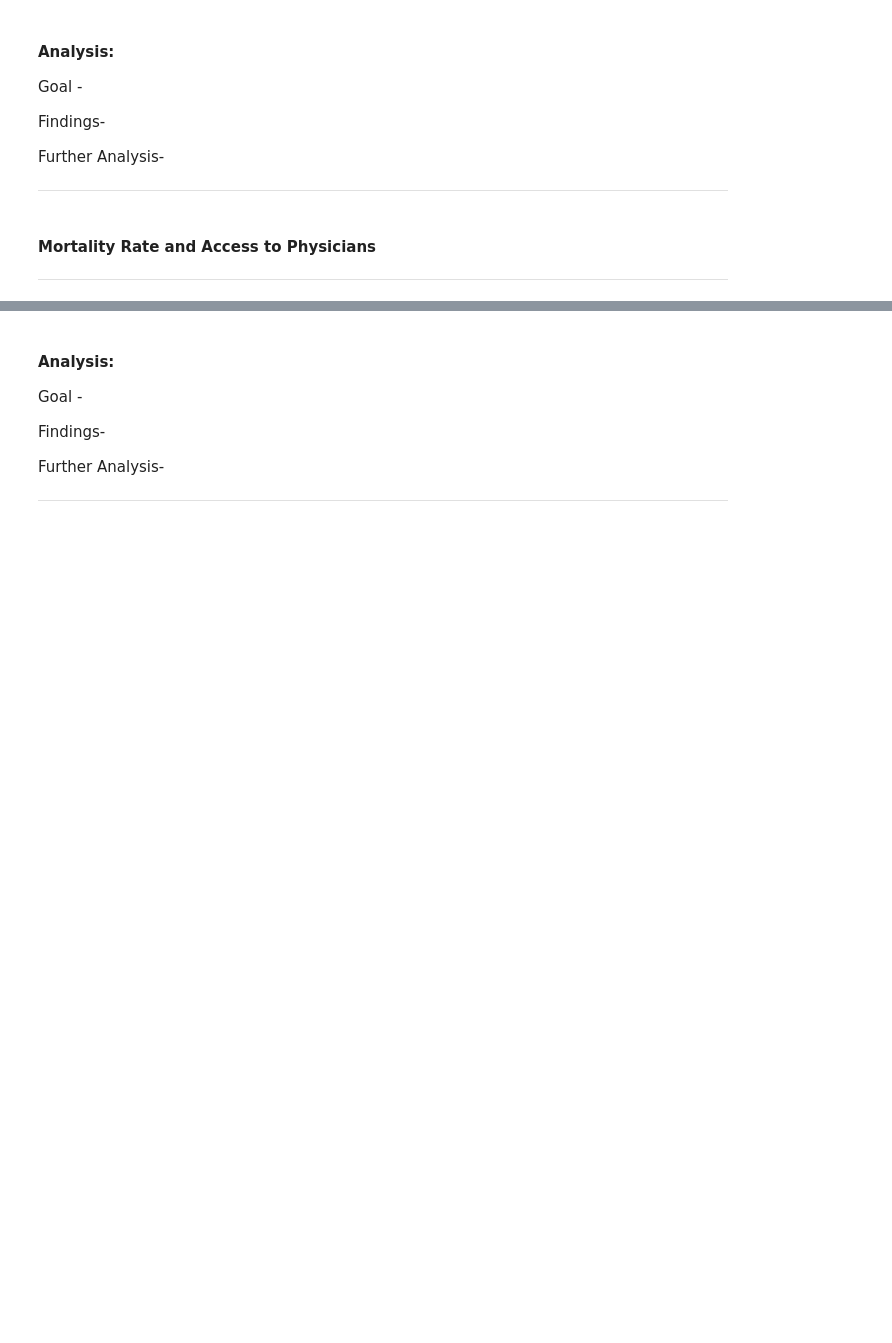
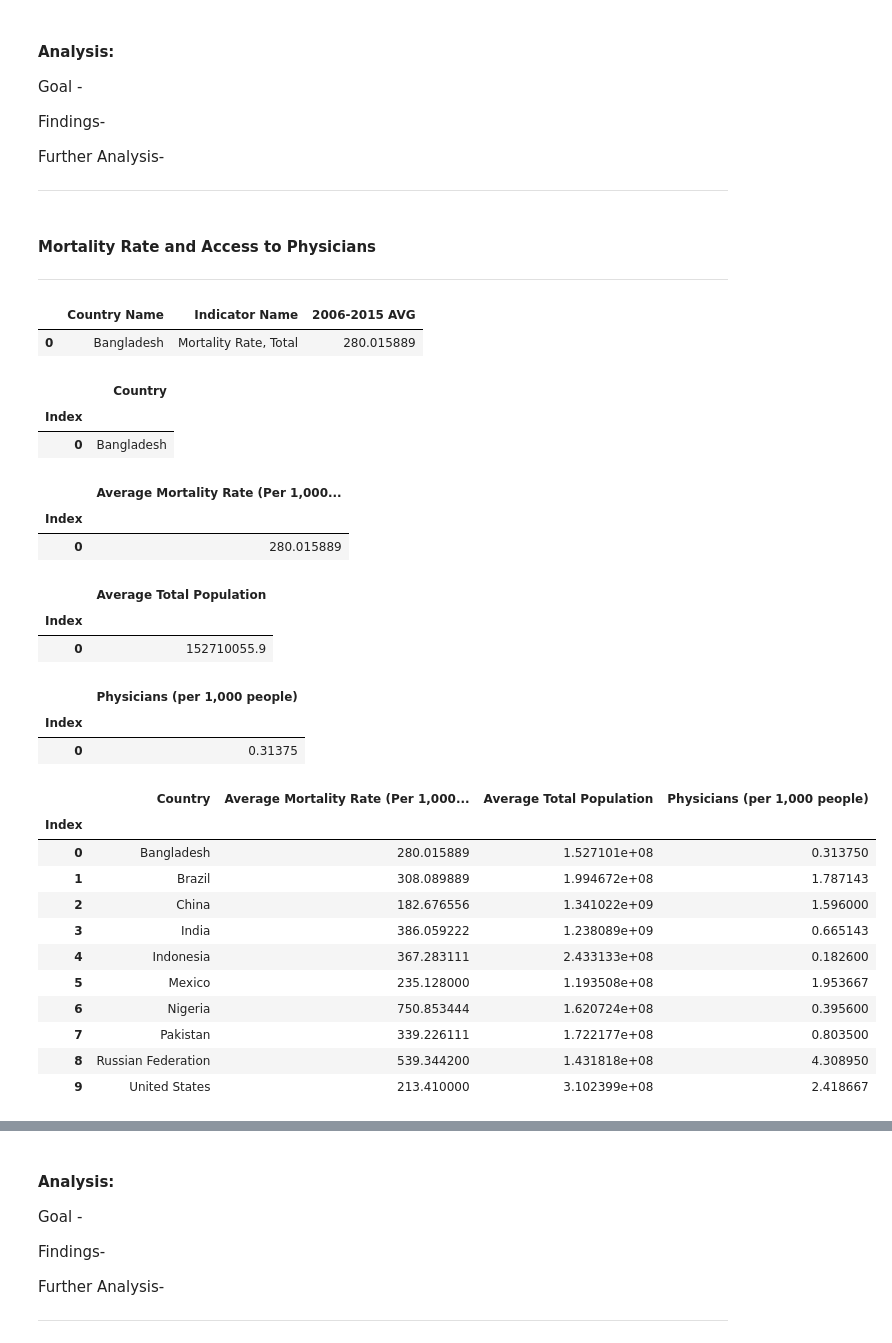
Before and after one commit to ralphy32/project_1, a Jupyter notebook: project1.ipynb, the cells around one changed output, grey strips where cells are left out. Cells and saved outputs as stored; diff of their text form; code cells hidden in the pictures; blank space fills up the shorter version.

```diff
--- a/project1.ipynb
+++ b/project1.ipynb
@@ -441,3 +441,83 @@ Further Analysis-
 --------
 # %%
 # Create scatterplot with mortality rate as y-axis and pysicians (per 1000 people) as the x-axis across all nations
+# %%
+# Create dataframe to run visualization on
+doctor_df = final_cleaned_df.loc[(final_cleaned_df["Indicator Name"] == "Mortality Rate, Total") |
+(final_cleaned_df["Indicator Name"] == "Physicians (per 1,000 people)") |
+(final_cleaned_df["Indicator Name"] == "Population, total")
+,:]
+doctor_df.head(1)
+# %% [output]
+|  | Country Name | Indicator Name | 2006-2015 AVG |
+| 0 | Bangladesh | Mortality Rate, Total | 280.015889 |
+# %%
+# Create country column
+countires =[]
+countries = doctor_df["Country Name"].unique().astype(str)
+sorted_doctor_df = pd.DataFrame(countries)
+sorted_doctor_df=sorted_doctor_df.rename(columns = {0:"Country"})
+sorted_doctor_df.index.name = "Index"
+sorted_doctor_df.head(1)
+# %% [output]
+|  | Country |
+| Index |  |
+| 0 | Bangladesh |
+# %%
+# Create mortality column
+mort_rates = doctor_df.loc[doctor_df["Indicator Name"] == "Mortality Rate, Total", '2006-2015 AVG']
+
+doctor_mort_rates_df = pd.DataFrame(mort_rates)
+doctor_mort_rates_df = doctor_mort_rates_df.reset_index(drop=True)
+doctor_mort_rates_df = doctor_mort_rates_df.rename(columns = {"2006-2015 AVG":"Average Mortality Rate (Per 1,000 Adults)"})
+doctor_mort_rates_df.index.name = "Index"
+doctor_mort_rates_df.head(1)
+# %% [output]
+|  | Average Mortality Rate (Per 1,000... |
+| Index |  |
+| 0 | 280.015889 |
+# %%
+# Create total population column
+total_pop = doctor_df.loc[doctor_df["Indicator Name"] == "Population, total", '2006-2015 AVG']
+
+doctor_total_pop_df = pd.DataFrame(total_pop)
+doctor_total_pop_df = doctor_total_pop_df.reset_index(drop=True)
+doctor_total_pop_df = doctor_total_pop_df.rename(columns = {"2006-2015 AVG":"Average Total Population"})
+doctor_total_pop_df.index.name = "Index"
+doctor_total_pop_df.head(1)
+# %% [output]
+|  | Average Total Population |
+| Index |  |
+| 0 | 152710055.9 |
+# %%
+# Create Physician column
+doctor_pop = doctor_df.loc[doctor_df["Indicator Name"] == "Physicians (per 1,000 people)", '2006-2015 AVG']
+
+doctor_pop_df = pd.DataFrame(doctor_pop)
+doctor_pop_df = doctor_pop_df.reset_index(drop=True)
+doctor_pop_df = doctor_pop_df.rename(columns = {"2006-2015 AVG":"Physicians (per 1,000 people)"})
+doctor_pop_df.index.name = "Index"
+doctor_pop_df.head(1)
+# %% [output]
+|  | Physicians (per 1,000 people) |
+| Index |  |
+| 0 | 0.31375 |
+# %%
+# Combine colums into sorted_doctor_df
+sorted_doctor_df = pd.merge(sorted_doctor_df,doctor_mort_rates_df, on = "Index", how = "inner")
+sorted_doctor_df = pd.merge(sorted_doctor_df,doctor_total_pop_df, on = "Index", how = "inner")
+sorted_doctor_df = pd.merge(sorted_doctor_df,doctor_pop_df, on = "Index", how = "inner")
+sorted_doctor_df
+# %% [output]
+|  | Country | Average Mortality Rate (Per 1,000... | Average Total Population | Physicians (per 1,000 people) |
+| Index |  |  |  |  |
+| 0 | Bangladesh | 280.015889 | 1.527101e+08 | 0.313750 |
+| 1 | Brazil | 308.089889 | 1.994672e+08 | 1.787143 |
+| 2 | China | 182.676556 | 1.341022e+09 | 1.596000 |
+| 3 | India | 386.059222 | 1.238089e+09 | 0.665143 |
+| 4 | Indonesia | 367.283111 | 2.433133e+08 | 0.182600 |
+| 5 | Mexico | 235.128000 | 1.193508e+08 | 1.953667 |
+| 6 | Nigeria | 750.853444 | 1.620724e+08 | 0.395600 |
+| 7 | Pakistan | 339.226111 | 1.722177e+08 | 0.803500 |
+| 8 | Russian Federation | 539.344200 | 1.431818e+08 | 4.308950 |
+| 9 | United States | 213.410000 | 3.102399e+08 | 2.418667 |
```
Also changed, not shown: parts of 1 cell of this notebook, 3 other files.
